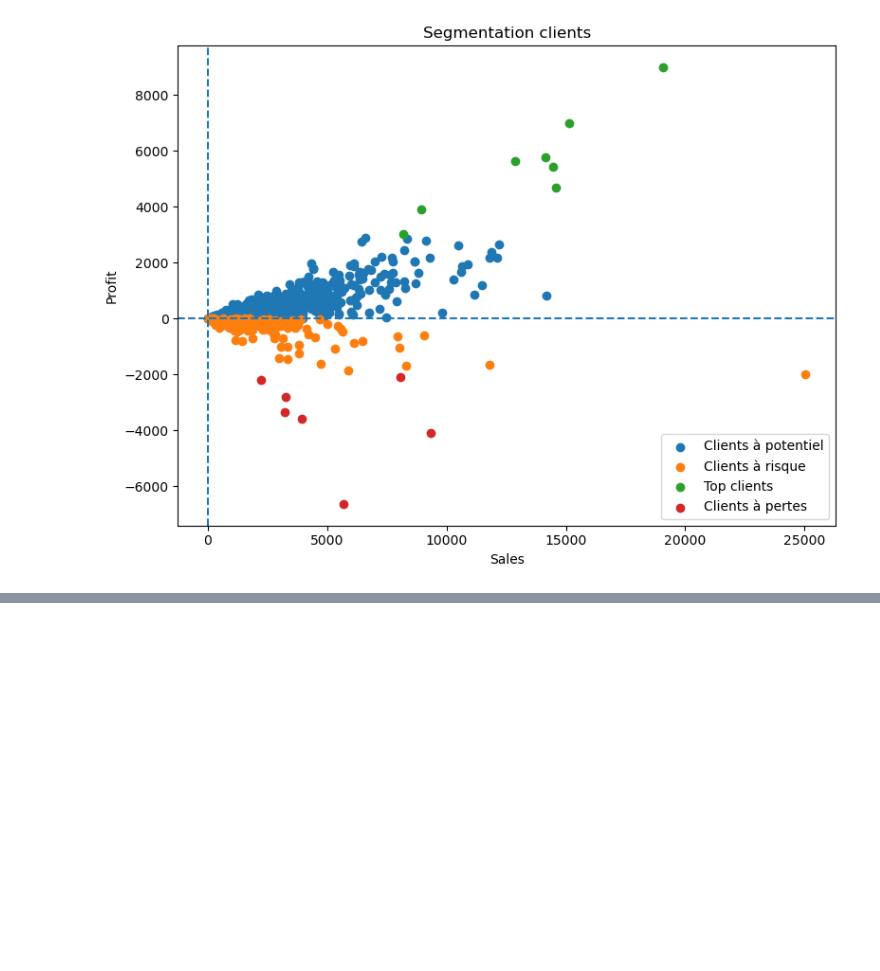
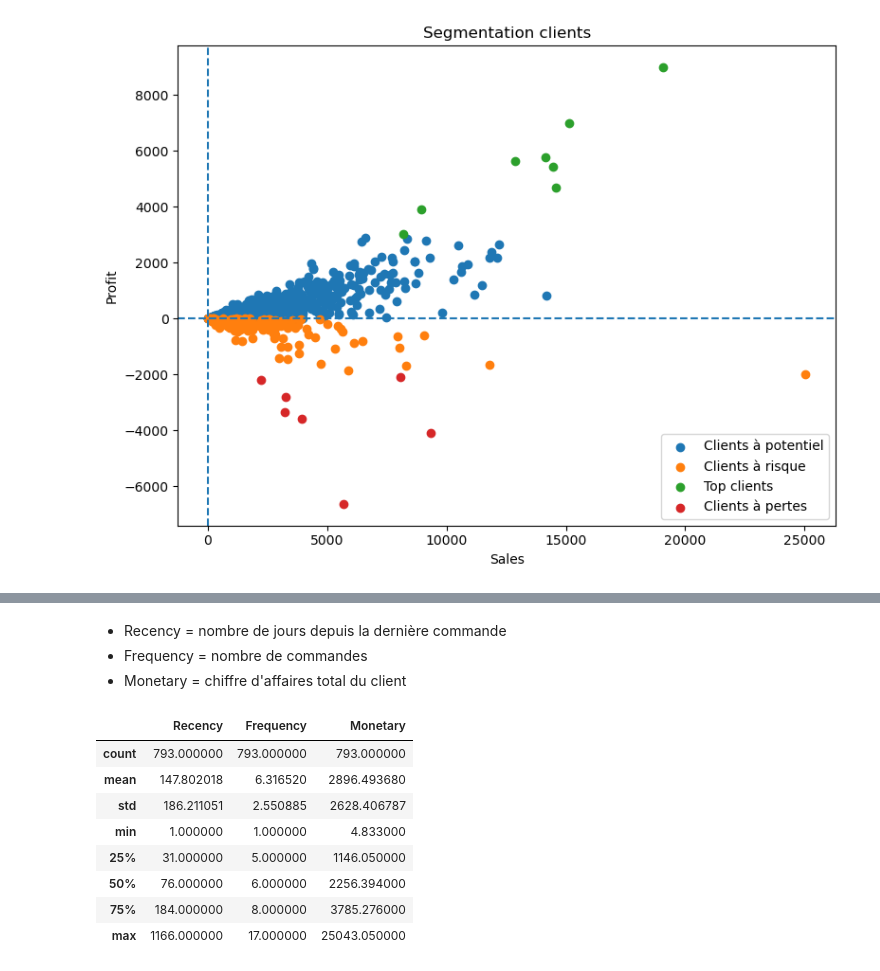
Before and after one commit to msshaqura/project_superstore, a Jupyter notebook: sample_superstore.ipynb, the cells around one changed output, grey strips where cells are left out. Cells and saved outputs as stored; diff of their text form; code cells hidden in the pictures; blank space fills up the shorter version.

```diff
--- a/sample_superstore.ipynb
+++ b/sample_superstore.ipynb
@@ -578,0 +610,16 @@ plt.show()
+# %% [markdown]
+- Recency = nombre de jours depuis la dernière commande
+- Frequency = nombre de commandes
+- Monetary = chiffre d'affaires total du client
+# %%
+rfm.describe()
+# %% [output]
+|  | Recency | Frequency | Monetary |
+| count | 793.000000 | 793.000000 | 793.000000 |
+| mean | 147.802018 | 6.316520 | 2896.493680 |
+| std | 186.211051 | 2.550885 | 2628.406787 |
+| min | 1.000000 | 1.000000 | 4.833000 |
+| 25% | 31.000000 | 5.000000 | 1146.050000 |
+| 50% | 76.000000 | 6.000000 | 2256.394000 |
+| 75% | 184.000000 | 8.000000 | 3785.276000 |
+| max | 1166.000000 | 17.000000 | 25043.050000 |
```
Also changed, not shown: parts of 4 cells of this notebook.
